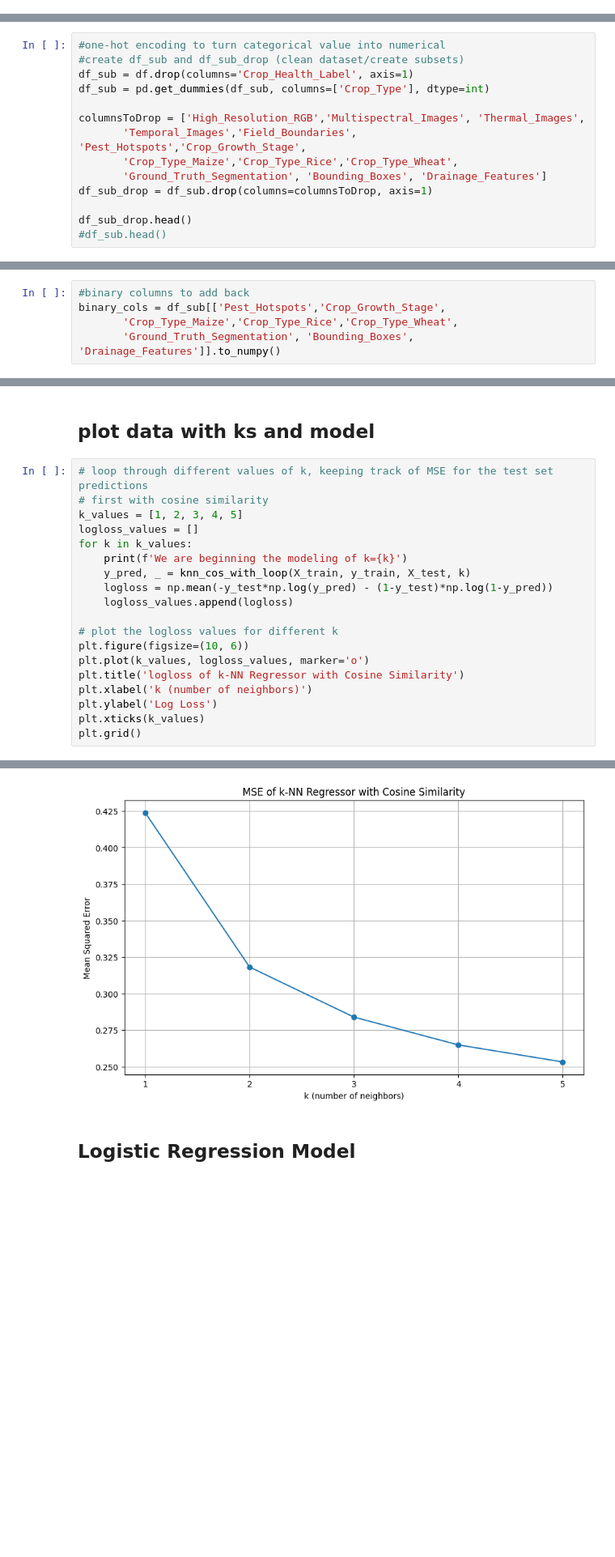
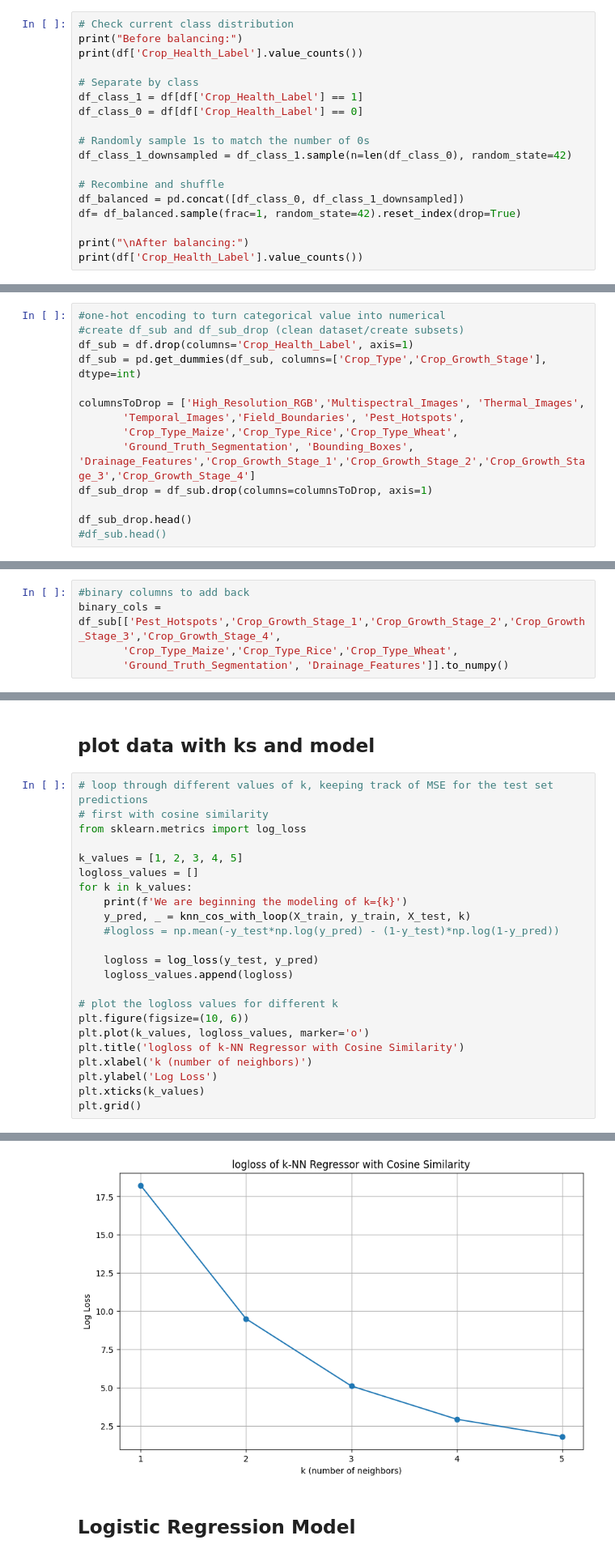
Before and after one commit to NEU-Khoury-DoC/26su-DoC-Project-Template, a Jupyter notebook: api/backend/ml_models/crop_health_knn.ipynb, the cells around one changed output, grey strips where cells are left out. Shown at 81% size. Saved outputs shown, nothing was run; the diff lists cells and outputs as text; blank space fills up the shorter version.

```diff
--- a/api/backend/ml_models/crop_health_knn.ipynb
+++ b/api/backend/ml_models/crop_health_knn.ipynb
@@ -66,0 +69,18 @@ df.head()
+# %%
+# Check current class distribution
+print("Before balancing:")
+print(df['Crop_Health_Label'].value_counts())
+
+# Separate by class
+df_class_1 = df[df['Crop_Health_Label'] == 1]
+df_class_0 = df[df['Crop_Health_Label'] == 0]
+
+# Randomly sample 1s to match the number of 0s
+df_class_1_downsampled = df_class_1.sample(n=len(df_class_0), random_state=42)
+
+# Recombine and shuffle
+df_balanced = pd.concat([df_class_0, df_class_1_downsampled])
+df= df_balanced.sample(frac=1, random_state=42).reset_index(drop=True)
+
+print("\nAfter balancing:")
+print(df['Crop_Health_Label'].value_counts())
@@ -68,12 +100,12 @@ df.head()
 #one-hot encoding to turn categorical value into numerical
 #create df_sub and df_sub_drop (clean dataset/create subsets)
 df_sub = df.drop(columns='Crop_Health_Label', axis=1)
-df_sub = pd.get_dummies(df_sub, columns=['Crop_Type'], dtype=int)
+df_sub = pd.get_dummies(df_sub, columns=['Crop_Type','Crop_Growth_Stage'], dtype=int)
 
 columnsToDrop = ['High_Resolution_RGB','Multispectral_Images', 'Thermal_Images',
-       'Temporal_Images','Field_Boundaries', 'Pest_Hotspots','Crop_Growth_Stage',
+       'Temporal_Images','Field_Boundaries', 'Pest_Hotspots',
        'Crop_Type_Maize','Crop_Type_Rice','Crop_Type_Wheat',
-       'Ground_Truth_Segmentation', 'Bounding_Boxes', 'Drainage_Features']
+       'Ground_Truth_Segmentation', 'Bounding_Boxes', 'Drainage_Features','Crop_Growth_Stage_1','Crop_Growth_Stage_2','Crop_Growth_Stage_3','Crop_Growth_Stage_4']
 df_sub_drop = df_sub.drop(columns=columnsToDrop, axis=1)
 
 df_sub_drop.head()
@@ -88,8 +120,8 @@ df_sub_drop.head()
 # %%
 #binary columns to add back
-binary_cols = df_sub[['Pest_Hotspots','Crop_Growth_Stage',
+binary_cols = df_sub[['Pest_Hotspots','Crop_Growth_Stage_1','Crop_Growth_Stage_2','Crop_Growth_Stage_3','Crop_Growth_Stage_4',
        'Crop_Type_Maize','Crop_Type_Rice','Crop_Type_Wheat',
-       'Ground_Truth_Segmentation', 'Bounding_Boxes', 'Drainage_Features']].to_numpy()
+       'Ground_Truth_Segmentation', 'Drainage_Features']].to_numpy()
 # %%
 df_sub_drop.shape
 # %% [output]
@@ -205,12 +208,16 @@ X_train.shape
 # %%
 # loop through different values of k, keeping track of MSE for the test set predictions
 # first with cosine similarity
+from sklearn.metrics import log_loss
+
 k_values = [1, 2, 3, 4, 5]
 logloss_values = []
 for k in k_values:
     print(f'We are beginning the modeling of k={k}')
     y_pred, _ = knn_cos_with_loop(X_train, y_train, X_test, k)
-    logloss = np.mean(-y_test*np.log(y_pred) - (1-y_test)*np.log(1-y_pred))
+    #logloss = np.mean(-y_test*np.log(y_pred) - (1-y_test)*np.log(1-y_pred))
+
+    logloss = log_loss(y_test, y_pred)
     logloss_values.append(logloss)
 
 # plot the logloss values for different k
@@ -231,4 +237,4 @@ The current iteration is: 21202
-[figure, old version]
+[figure, new version]
 # %% [markdown]
 ## Logistic Regression Model
 # %%
```
Also changed, not shown: parts of 20 cells of this notebook.
